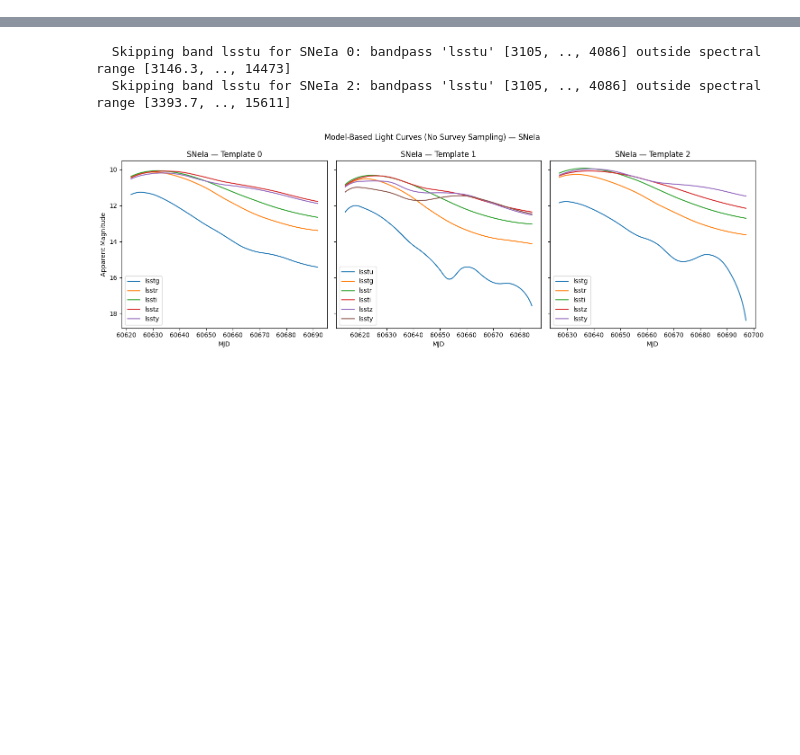
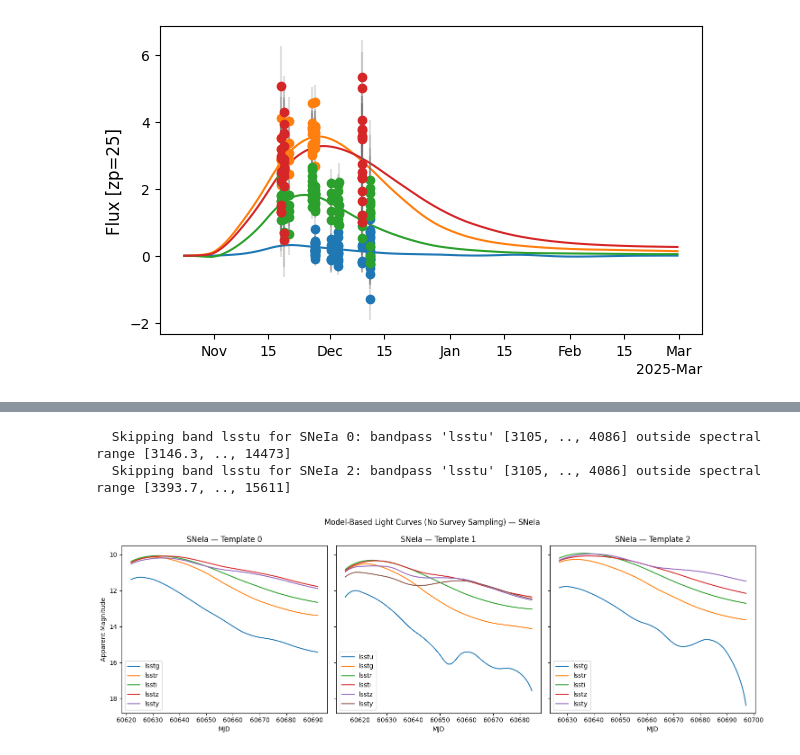
Before and after one commit to andra104/Rubin_Data_Preview_SNe, a Jupyter notebook: testing_LSST_comcam.ipynb, the cells around one changed output, grey strips where cells are left out. Cells and saved outputs as stored; diff of their text form; code cells hidden in the pictures; blank space fills up the shorter version.

```diff
--- a/testing_LSST_comcam.ipynb
+++ b/testing_LSST_comcam.ipynb
@@ -178,0 +193,7 @@ Simulated 111 SNeII between z = 0.1-1.0
+# %%
+bands = ["lsstg", "lsstr", "lssti", "lsstz", "lssty"]  # Drop lsstu
+dset = dataset.DataSet.from_targets_and_survey(snia, survey, discard_bands=["lsstu"])
+dset.data
+fig = dset.show_target_lightcurve(index=0)
+# %% [output]
+[figure, added]
```
Also changed, not shown: parts of 5 cells of this notebook.
